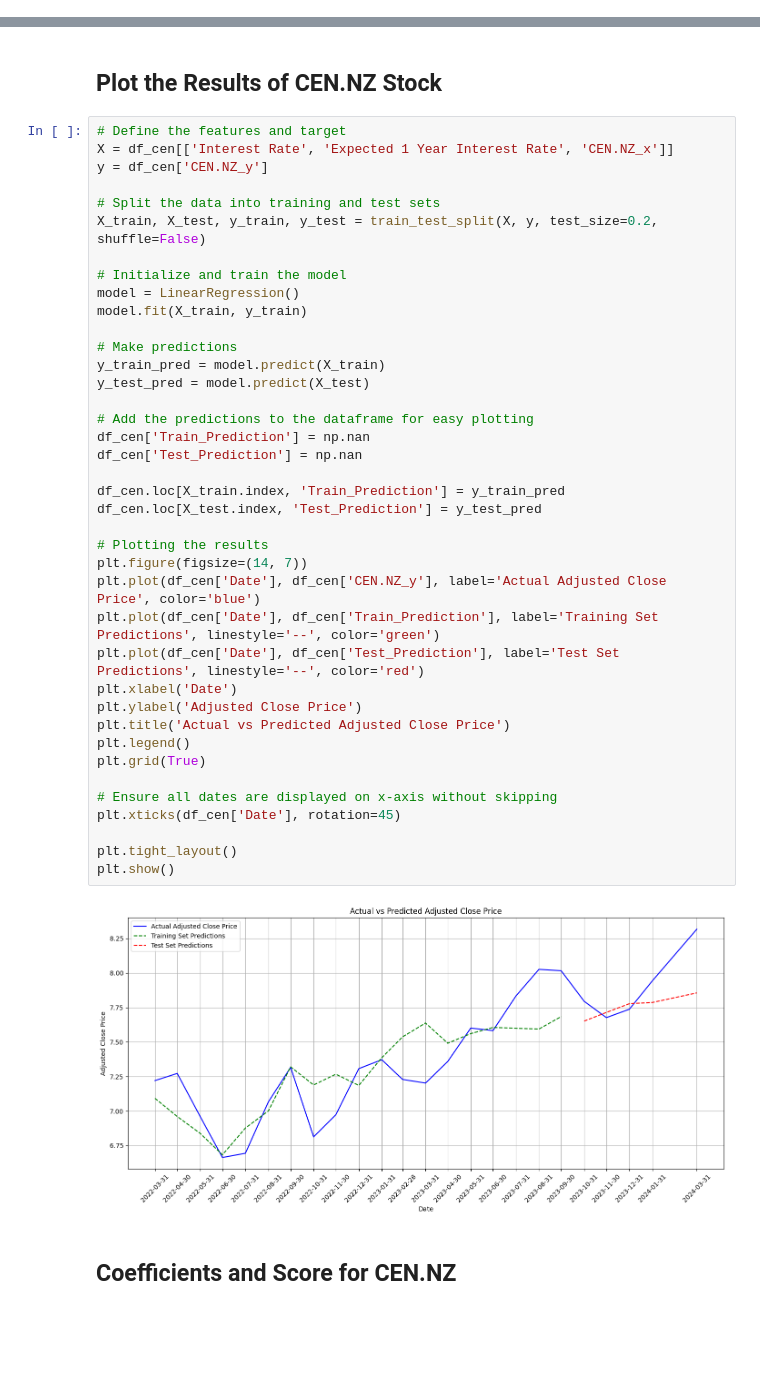
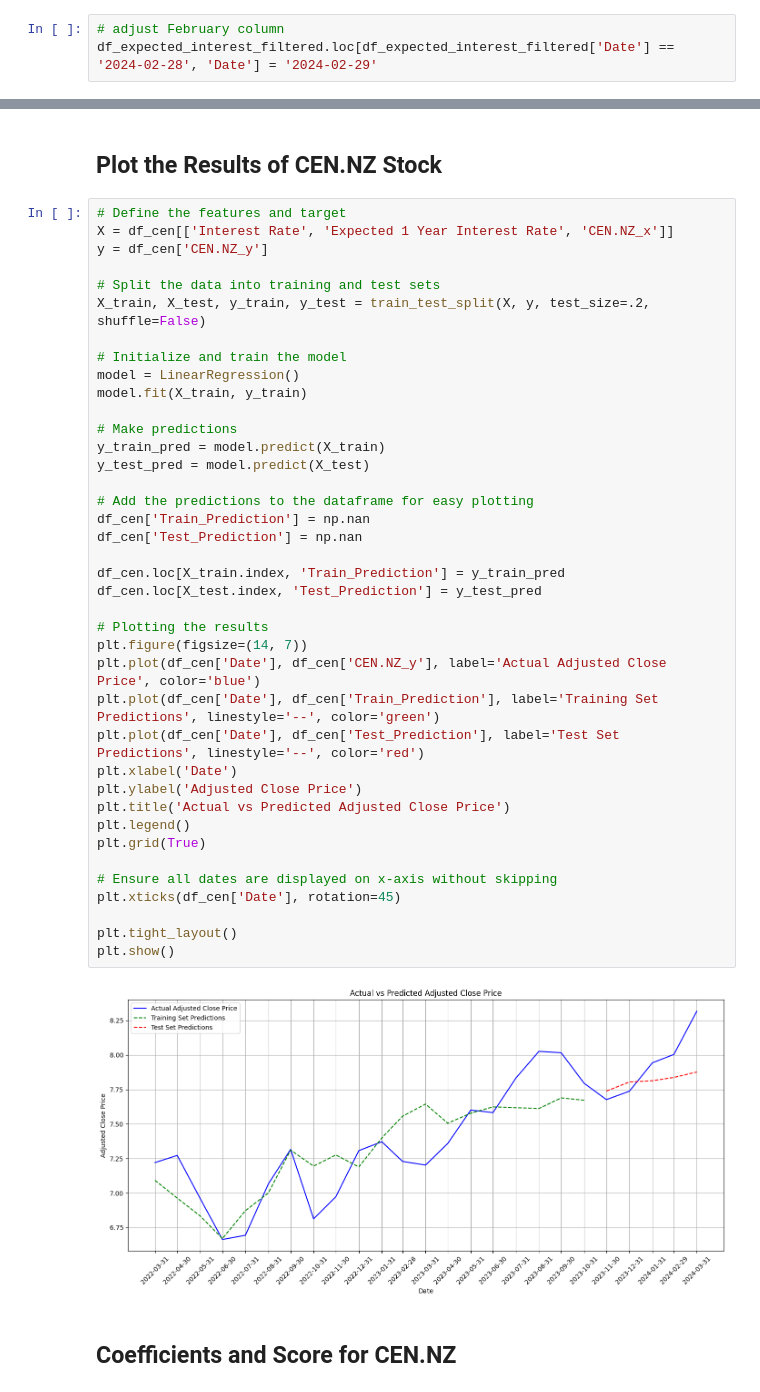
Before and after one commit to amm7903/regression_stocks, a Jupyter notebook: stockprices.ipynb, the cells around one changed output, grey strips where cells are left out. Saved outputs shown, nothing was run; the diff lists cells and outputs as text; blank space fills up the shorter version.

```diff
--- a/stockprices.ipynb
+++ b/stockprices.ipynb
@@ -147,3 +147,6 @@ print(df_expected_interest_filtered)
 424 2024-01-31                       5.090000
 425 2024-02-28                       5.100000
 426 2024-03-31                       5.110000
+# %%
+# adjust February column
+df_expected_interest_filtered.loc[df_expected_interest_filtered['Date'] == '2024-02-28', 'Date'] = '2024-02-29'
@@ -485,41 +508,41 @@ X = df_cen[['Interest Rate', 'Expected 1 Year Interest Rate', 'CEN.NZ_x']]
 y = df_cen['CEN.NZ_y']
 
 # Split the data into training and test sets
-X_train, X_test, y_train, y_test = train_test_split(X, y, test_size=0.2, shuffle=False)
+X_train, X_test, y_train, y_test = train_test_split(X, y, test_size=.2, shuffle=False)
 
 # Initialize and train the model
 model = LinearRegression()
 model.fit(X_train, y_train)
 
 # Make predictions
 y_train_pred = model.predict(X_train)
 y_test_pred = model.predict(X_test)
 
 # Add the predictions to the dataframe for easy plotting
 df_cen['Train_Prediction'] = np.nan
 df_cen['Test_Prediction'] = np.nan
 
 df_cen.loc[X_train.index, 'Train_Prediction'] = y_train_pred
 df_cen.loc[X_test.index, 'Test_Prediction'] = y_test_pred
 
 # Plotting the results
 plt.figure(figsize=(14, 7))
 plt.plot(df_cen['Date'], df_cen['CEN.NZ_y'], label='Actual Adjusted Close Price', color='blue')
 plt.plot(df_cen['Date'], df_cen['Train_Prediction'], label='Training Set Predictions', linestyle='--', color='green')
 plt.plot(df_cen['Date'], df_cen['Test_Prediction'], label='Test Set Predictions', linestyle='--', color='red')
 plt.xlabel('Date')
 plt.ylabel('Adjusted Close Price')
 plt.title('Actual vs Predicted Adjusted Close Price')
 plt.legend()
 plt.grid(True)
 
 # Ensure all dates are displayed on x-axis without skipping
 plt.xticks(df_cen['Date'], rotation=45)
 
 plt.tight_layout()
 plt.show()
 # %% [output]
-[figure, old version]
+[figure, new version]
 # %% [markdown]
 ## Coefficients and Score for CEN.NZ
 # %%
```
Also changed, not shown: parts of 14 cells of this notebook.
